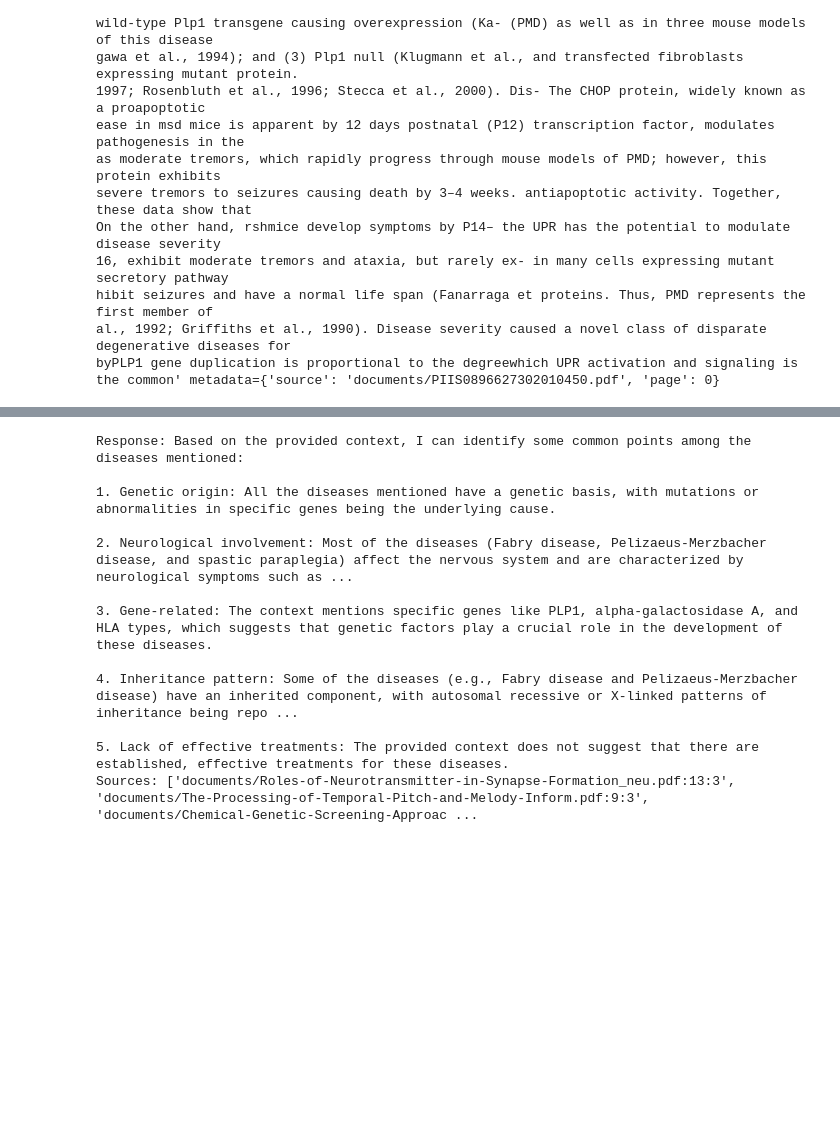
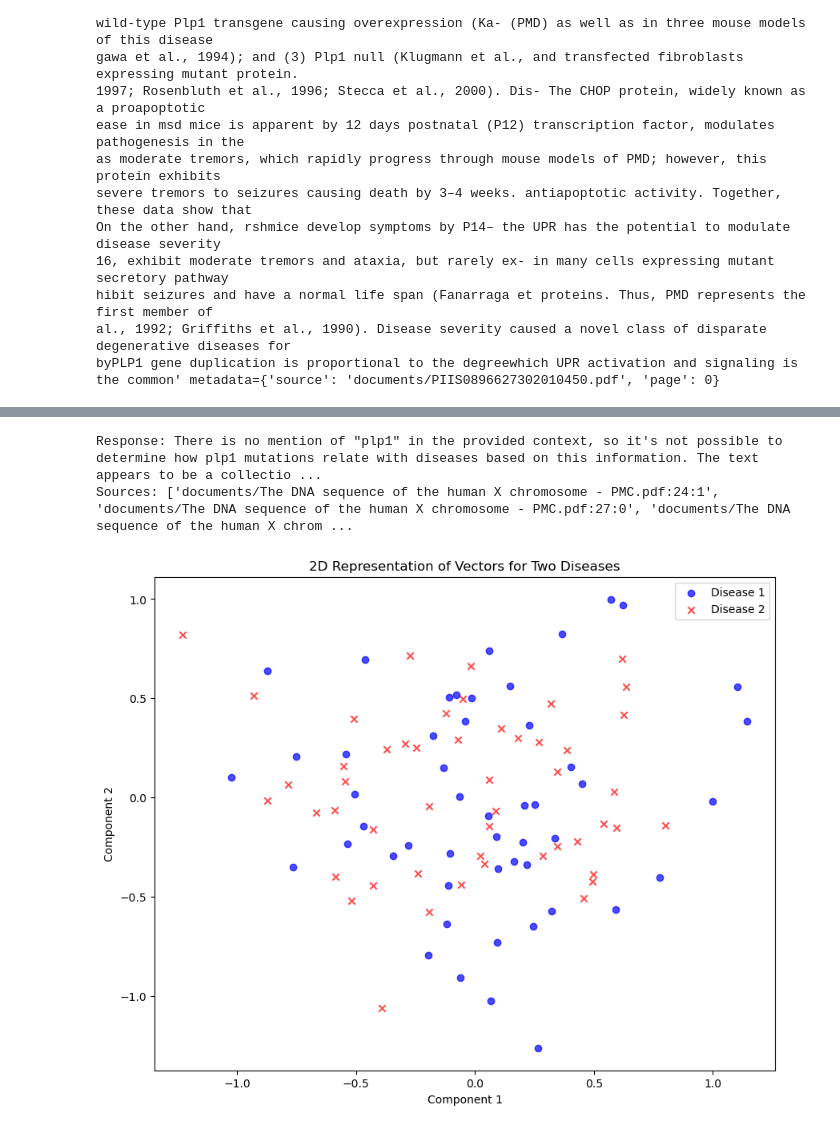
Before and after one commit to bruno-g-galvan/llm_rag_emb, a Jupyter notebook: RAG_design.ipynb, the cells around one changed output, grey strips where cells are left out. Saved outputs shown, nothing was run; the diff lists cells and outputs as text; code cells hidden in the pictures; blank space fills up the shorter version.

Commit message:
adding PCA reducing process

```diff
--- a/RAG_design.ipynb
+++ b/RAG_design.ipynb
@@ -204,7 +240,7 @@ Answer the question based only on the following context:
 Answer the question based on the above context: {question}
 """
 
-question="Give me the points in common of all diseases you know about."
+question="How does plp1 mutations relate with diseases?"
 #question="Do you know how chromosome affects Fabry's disease?"
 #question="Is X chromosome and 22 the same?"
 #expected_response="Holland or Chile."
@@ -228,15 +264,56 @@ formatted_response = f"Response: {response_text}\nSources: {sources}"
 
 print(formatted_response)
 # %% [output]
-Response: Based on the provided context, I can identify some common points among the diseases mentioned:
-
-1. Genetic origin: All the diseases mentioned have a genetic basis, with mutations or abnormalities in specific genes being the underlying cause.
-
-2. Neurological involvement: Most of the diseases (Fabry disease, Pelizaeus-Merzbacher disease, and spastic paraplegia) affect the nervous system and are characterized by neurological symptoms such as ...
-
-3. Gene-related: The context mentions specific genes like PLP1, alpha-galactosidase A, and HLA types, which suggests that genetic factors play a crucial role in the development of these diseases.
-
-4. Inheritance pattern: Some of the diseases (e.g., Fabry disease and Pelizaeus-Merzbacher disease) have an inherited component, with autosomal recessive or X-linked patterns of inheritance being repo ...
-
-5. Lack of effective treatments: The provided context does not suggest that there are established, effective treatments for these diseases.
-Sources: ['documents/Roles-of-Neurotransmitter-in-Synapse-Formation_neu.pdf:13:3', 'documents/The-Processing-of-Temporal-Pitch-and-Melody-Inform.pdf:9:3', 'documents/Chemical-Genetic-Screening-Approac ...
+Response: There is no mention of "plp1" in the provided context, so it's not possible to determine how plp1 mutations relate with diseases based on this information. The text appears to be a collectio ...
+Sources: ['documents/The DNA sequence of the human X chromosome - PMC.pdf:24:1', 'documents/The DNA sequence of the human X chromosome - PMC.pdf:27:0', 'documents/The DNA sequence of the human X chrom ...
+# %%
+import matplotlib.pyplot as plt
+from sklearn.decomposition import PCA
+from sklearn.manifold import TSNE
+import numpy as np
+
+# Sample data
+# Replace these with your actual vectors from ChromaDB
+def get_disease_vectors():
+    # Simulate data for two diseases
+    # Disease 1: 50 samples, 50 dimensions
+    # Disease 2: 50 samples, 50 dimensions
+    disease1_vectors = np.random.rand(50, 50)
+    disease2_vectors = np.random.rand(50, 50)
+    return disease1_vectors, disease2_vectors
+
+# Get vectors for both diseases
+disease1_vectors, disease2_vectors = get_disease_vectors()
+
+# Combine vectors for dimensionality reduction
+all_vectors = np.vstack([disease1_vectors, disease2_vectors])
+
+# Reduce dimensionality to 2D
+def reduce_dimensionality(vectors, method='pca'):
+    if method == 'pca':
+        reducer = PCA(n_components=2)
+    elif method == 'tsne':
+        reducer = TSNE(n_components=2)
+    else:
+        raise ValueError("Method must be 'pca' or 'tsne'")
+
+    reduced_vectors = reducer.fit_transform(vectors)
+    return reduced_vectors
+
+reduced_vectors = reduce_dimensionality(all_vectors, method='pca')
+
+# Split reduced vectors for plotting
+reduced_disease1 = reduced_vectors[:len(disease1_vectors)]
+reduced_disease2 = reduced_vectors[len(disease1_vectors):]
+
+# Plot the vectors
+plt.figure(figsize=(10, 8))
+plt.scatter(reduced_disease1[:, 0], reduced_disease1[:, 1], color='blue', label='Disease 1', alpha=0.7, marker='o')
+plt.scatter(reduced_disease2[:, 0], reduced_disease2[:, 1], color='red', label='Disease 2', alpha=0.7, marker='x')
+plt.title('2D Representation of Vectors for Two Diseases')
+plt.xlabel('Component 1')
+plt.ylabel('Component 2')
+plt.legend()
+plt.show()
+# %% [output]
+[figure, added]
```
Also changed, not shown: parts of 3 cells of this notebook, 18 other files.
